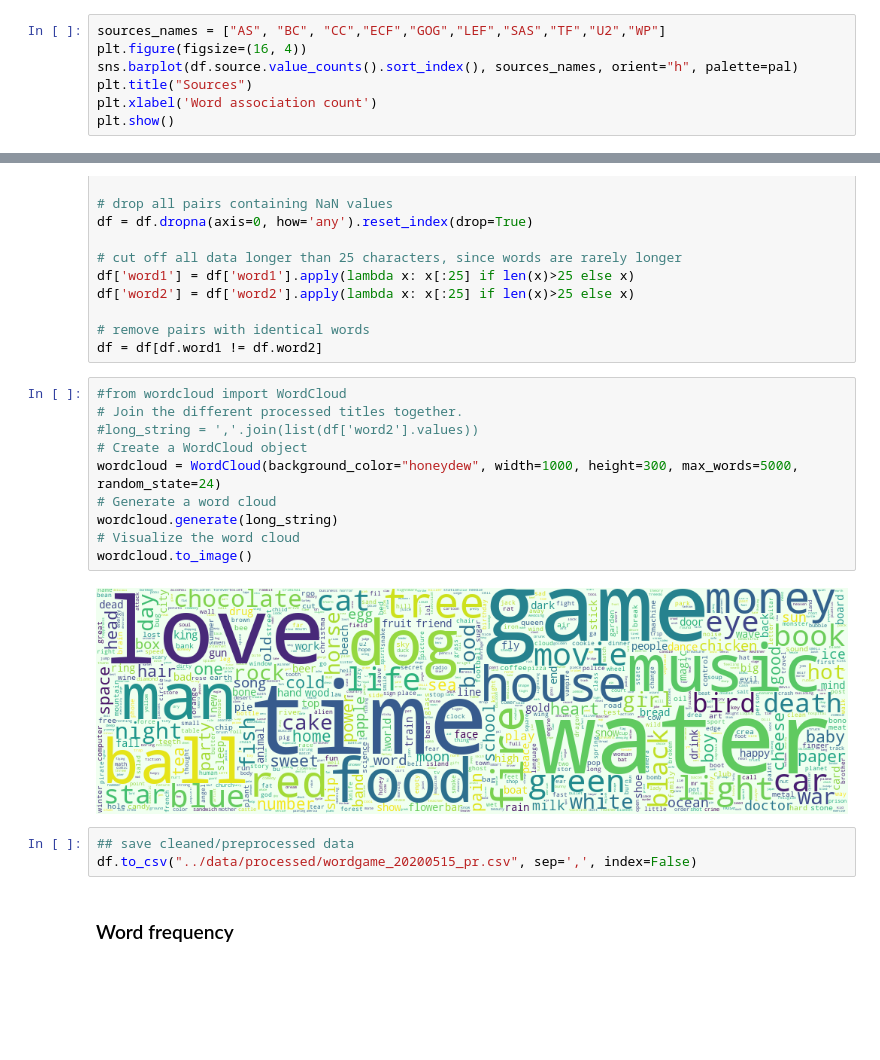
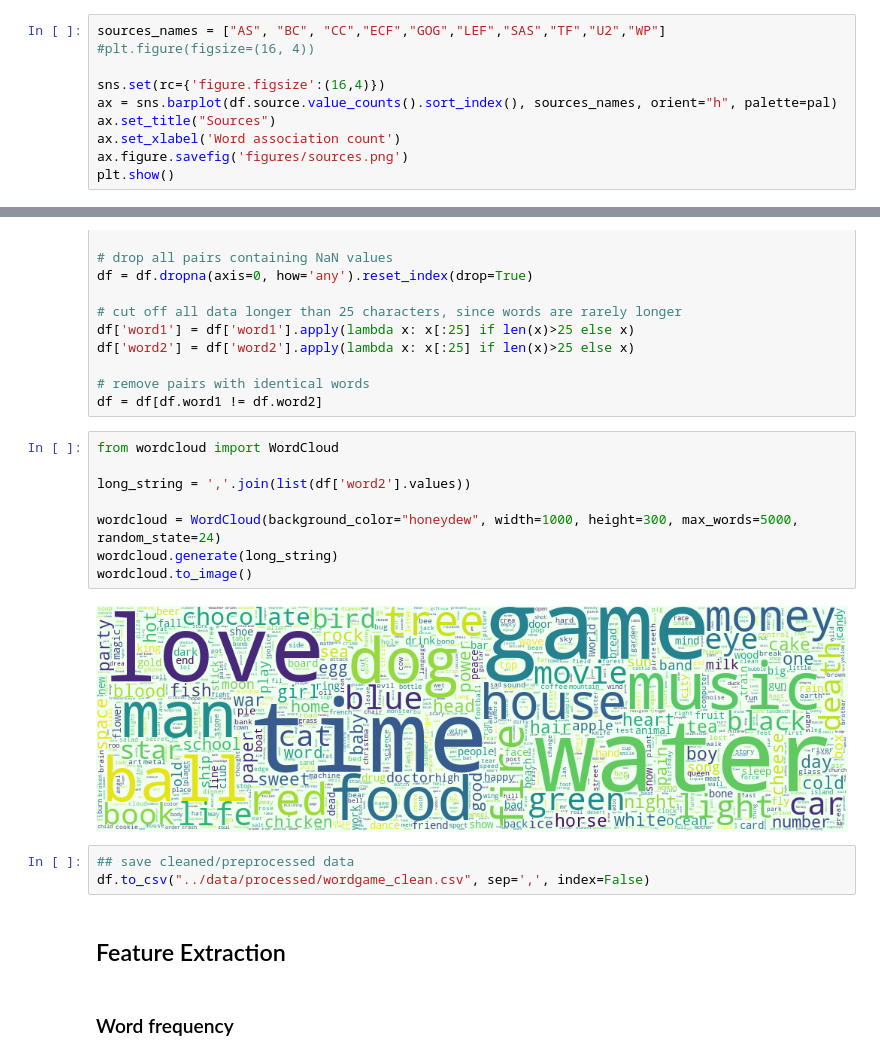
Before and after one commit to louweal/wordgame, a Jupyter notebook: notebooks/Word Association Analysis.ipynb, the cells around one changed output, grey strips where cells are left out. Saved outputs shown, nothing was run; the diff lists cells and outputs as text; blank space fills up the shorter version.

Commit message:
rerun with seaborn plot styles

```diff
--- a/notebooks/Word Association Analysis.ipynb
+++ b/notebooks/Word Association Analysis.ipynb
@@ -49,9 +63,12 @@ Most data is (American) English and includes post from people from many differen
 Number of word association from each source:
 # %%
 sources_names = ["AS", "BC", "CC","ECF","GOG","LEF","SAS","TF","U2","WP"]
-plt.figure(figsize=(16, 4))
-sns.barplot(df.source.value_counts().sort_index(), sources_names, orient="h", palette=pal)
-plt.title("Sources")
-plt.xlabel('Word association count')
+#plt.figure(figsize=(16, 4))
+
+sns.set(rc={'figure.figsize':(16,4)})
+ax = sns.barplot(df.source.value_counts().sort_index(), sources_names, orient="h", palette=pal)
+ax.set_title("Sources")
+ax.set_xlabel('Word association count')
+ax.figure.savefig('figures/sources.png')
 plt.show()
 # %% [output]
@@ -154,20 +162,20 @@ df['word2'] = df['word2'].apply(lambda x: x[:25] if len(x)>25 else x)
 # remove pairs with identical words
 df = df[df.word1 != df.word2]
 # %%
-#from wordcloud import WordCloud
-# Join the different processed titles together.
-#long_string = ','.join(list(df['word2'].values))
-# Create a WordCloud object
+from wordcloud import WordCloud
+
+long_string = ','.join(list(df['word2'].values))
+
 wordcloud = WordCloud(background_color="honeydew", width=1000, height=300, max_words=5000, random_state=24)
-# Generate a word cloud
 wordcloud.generate(long_string)
-# Visualize the word cloud
 wordcloud.to_image()
 # %% [output]
-[figure, old version]
+[figure, new version]
 # %%
 ## save cleaned/preprocessed data
-df.to_csv("../data/processed/wordgame_20200515_pr.csv", sep=',', index=False)
+df.to_csv("../data/processed/wordgame_clean.csv", sep=',', index=False)
+# %% [markdown]
+## Feature Extraction
 # %% [markdown]
 ### Word frequency
 # %% [markdown]
```
Also changed, not shown: parts of 47 cells of this notebook.
